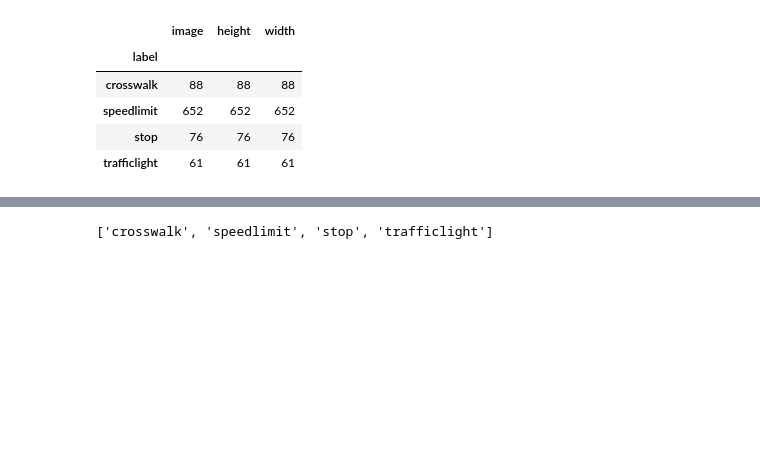
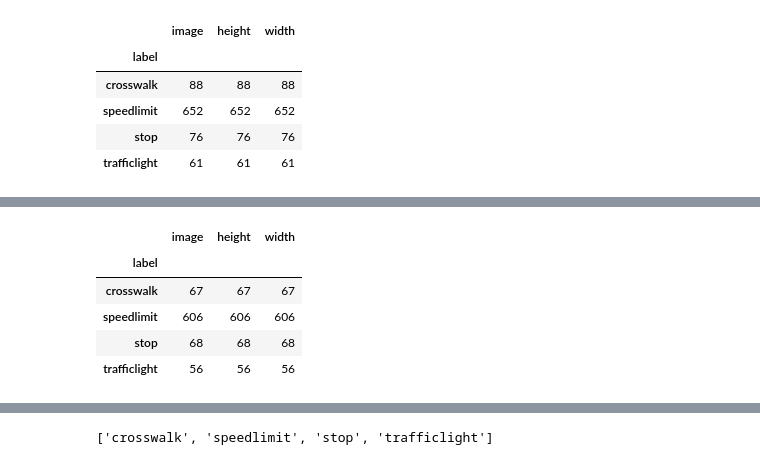
Before and after one commit to T-Haight/AI_BOOTCAMP_Final_Project_Street_Sign_Recognition, a Jupyter notebook: Preprocess_Part2.ipynb, the cells around one changed output, grey strips where cells are left out. Saved outputs shown, nothing was run; the diff lists cells and outputs as text; code cells hidden in the pictures; blank space fills up the shorter version.

```diff
--- a/Preprocess_Part2.ipynb
+++ b/Preprocess_Part2.ipynb
@@ -52 +78,10 @@ sizes_df.groupby('label').count()
+# %%
+sizes_df.groupby('label').count()
+# %% [output]
+|  | image | height | width |
+| label |  |  |  |
+| crosswalk | 67 | 67 | 67 |
+| speedlimit | 606 | 606 | 606 |
+| stop | 68 | 68 | 68 |
+| trafficlight | 56 | 56 | 56 |
 # %%
```
Also changed, not shown: parts of 16 cells of this notebook, 1 other file.
